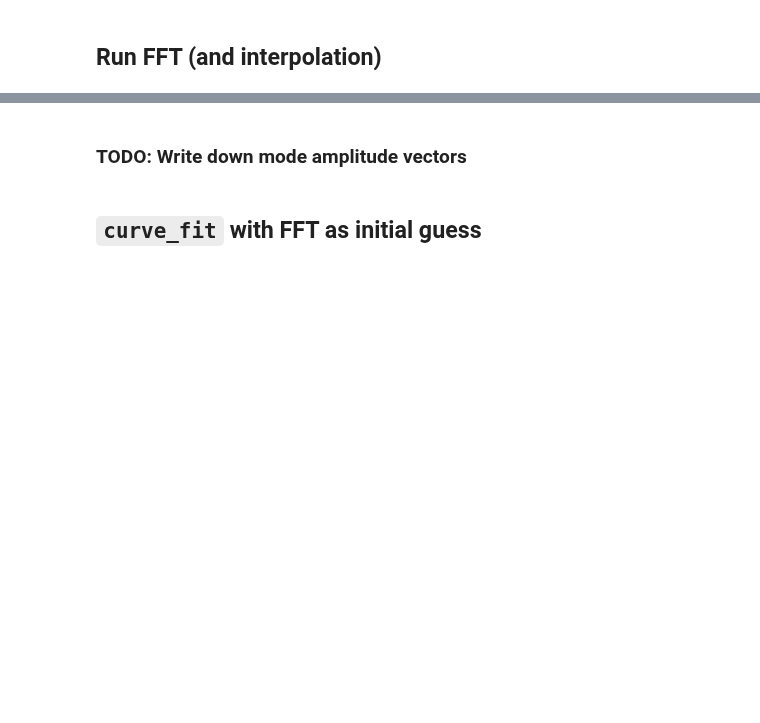
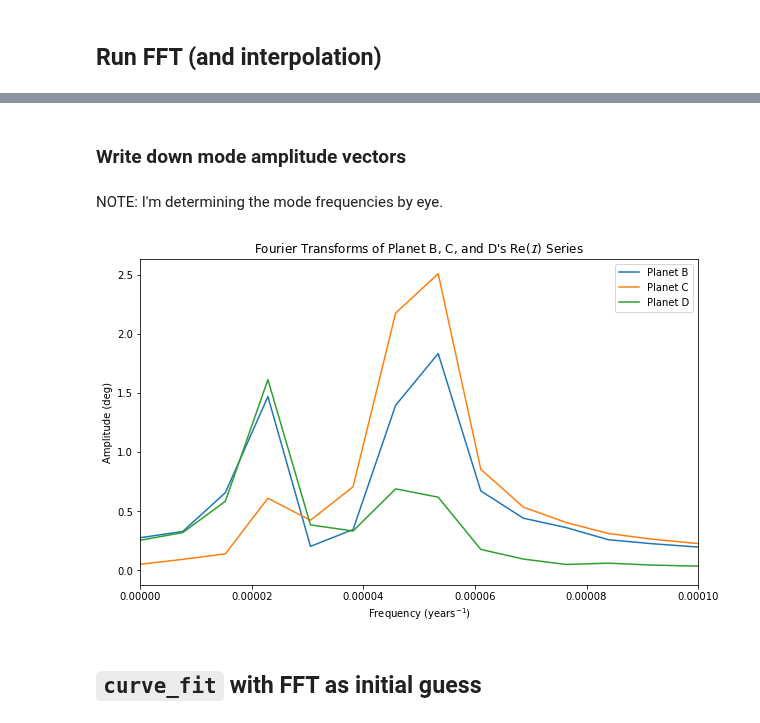
Before and after one commit to Jupiter1994/inc-dynamics, a Jupyter notebook: three_planet/three_planet.ipynb, the cells around one changed output, grey strips where cells are left out. Saved outputs shown, nothing was run; the diff lists cells and outputs as text; code cells hidden in the pictures; blank space fills up the shorter version.

```diff
--- a/three_planet/three_planet.ipynb
+++ b/three_planet/three_planet.ipynb
@@ -442,11 +449,45 @@ Planet D amplitudes (deg):  [1.444502 0.817715]
 # %% [markdown]
-### TODO: Write down mode amplitude vectors
+### Write down mode amplitude vectors
+# %% [markdown]
+NOTE: I'm determining the mode frequencies by eye.
 # %%
 b_fft = 2 / num_steps * np.abs(fft.fft(b_complex_incs_deg.real))
+b_fft = b_fft[:N//2]
 c_fft = 2 / num_steps * np.abs(fft.fft(c_complex_incs_deg.real))
-d_fft = 2 / num_steps * np.abs(fft.fft(c_complex_incs_deg.real))
+c_fft = c_fft[:N//2]
+d_fft = 2 / num_steps * np.abs(fft.fft(d_complex_incs_deg.real))
+d_fft = d_fft[:N//2]
 
-# ...
+g1_num = b_freqs[1]
+g2_num = b_freqs[0]
+freqs = fft.fftfreq(num_steps, tstep)[:N//2]
+# index of mode frequency in freqs array
+g1_ind = np.squeeze(np.where(freqs == g1_num))
+g2_ind = np.squeeze(np.where(freqs == g2_num))
+
+# mode_amp = np.array([b_fft[max_freq], c_fft[max_freq]])
+# mode_amp = mode_amp / np.linalg.norm(mode_amp)
+# print(f'Mode amp: {mode_amp}')
+
+# plot FTs
+fig = plt.figure(figsize=(10,6))
+fig.patch.set_facecolor('white')
+
+plt.plot(freqs, b_fft, label='Planet B')
+plt.plot(freqs, c_fft, label='Planet C')
+plt.plot(freqs, d_fft, label='Planet D')
+
+plt.xlabel('Frequency (years$^{-1}$)')
+plt.xlim(0, 1e-4)
+plt.ylabel('Amplitude (deg)')
+plt.title("Fourier Transforms of Planet B, C, and D's Re($\mathcal{I}$) Series")
+plt.legend()
+
+# fig_path = "Figures/BCD_FTs.png"
+# plt.savefig(fig_path, bbox_inches='tight')
+plt.show()
+# %% [output]
+[figure, added]
 # %% [markdown]
 ## `curve_fit` with FFT as initial guess
 # %%
```
Also changed, not shown: parts of 22 cells of this notebook, 1 other file.
